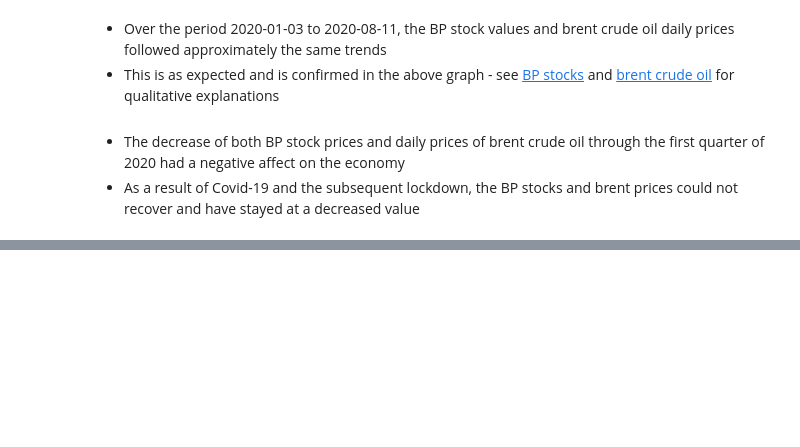
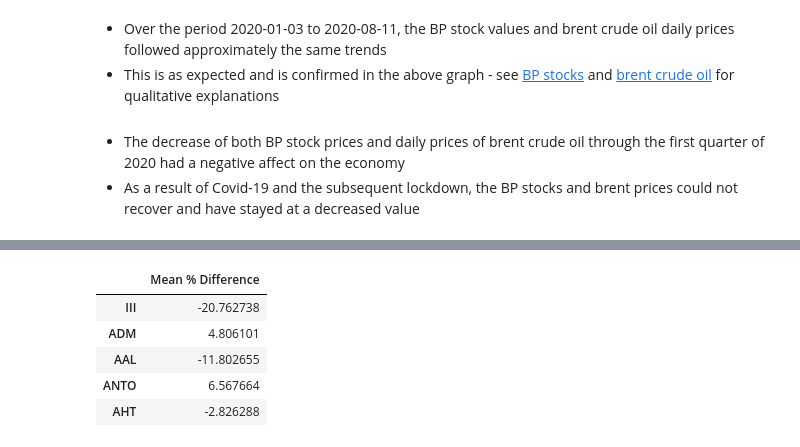
Before and after one commit to abbielms/Big_Data_Challenge_2020, a Jupyter notebook: Big_Data_Challenge_2020.ipynb, the cells around one changed output, grey strips where cells are left out. Saved outputs shown, nothing was run; the diff lists cells and outputs as text; code cells hidden in the pictures; blank space fills up the shorter version.

```diff
--- a/Big_Data_Challenge_2020.ipynb
+++ b/Big_Data_Challenge_2020.ipynb
@@ -702,0 +726,18 @@ Text(0.5, 1.0, 'BP Stock Values Compared to Brent Crude Oil Daily Prices from\n
+# %%
+def col_mean(df):
+    '''Calculates the mean values of all the columns of a dataframe.
+
+    Args:
+        df (DataFrame): DataFrame of which to calculate the mean values of all the columns.
+
+    Returns:
+        data: Column name and corresponding mean of its values.
+    '''
+
+    df_list_of_means = []
+
+    for col_name, col in zip(df.columns, df):
+        print(f'{col_name}: {df[col].mean()}')
+        df_list_of_means.append(df[col].mean())
+
+    return df_list_of_means
@@ -702,0 +822,17 @@ Text(0.5, 1.0, 'BP Stock Values Compared to Brent Crude Oil Daily Prices from\n
+# %%
+stocks_2020_lockdown_means_perc_diff = []
+
+for mean1, mean2 in zip(stocks_2020_pre_lockdown_means, stocks_2020_post_lockdown_means):
+    mean_diff = mean2 - mean1
+    mean_perc_diff = (mean_diff / mean1) * 100
+    stocks_2020_lockdown_means_perc_diff.append(mean_perc_diff)
+
+stocks_2020_lockdown_means_diff_df = pd.DataFrame(stocks_2020_lockdown_means_perc_diff, index=stocks_2020_post_lockdown.columns, columns=['Mean % Difference'])
+stocks_2020_lockdown_means_diff_df.head()
+# %% [output]
+|  | Mean % Difference |
+| III | -20.762738 |
+| ADM | 4.806101 |
+| AAL | -11.802655 |
+| ANTO | 6.567664 |
+| AHT | -2.826288 |
```
Also changed, not shown: parts of 6 cells of this notebook.
